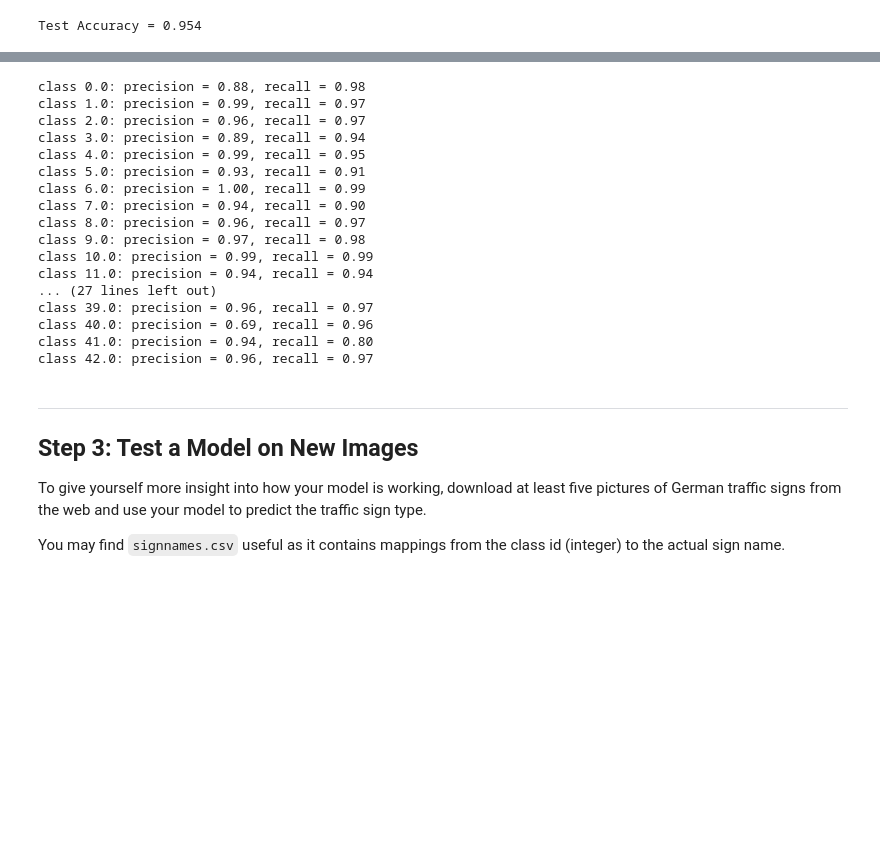
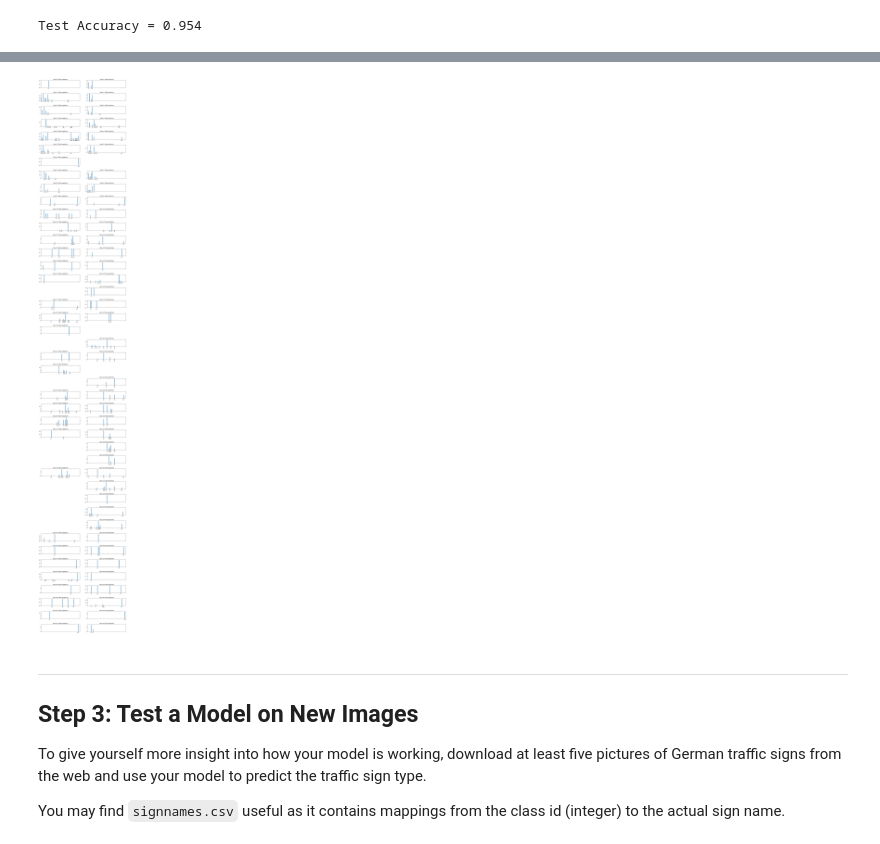
Before and after one commit to ysono/CarND-T1P2-Traffic-Sign-Classifier-Project, a Jupyter notebook: Traffic_Sign_Classifier.ipynb, the cells around one changed output, grey strips where cells are left out. Saved outputs shown, nothing was run; the diff lists cells and outputs as text; code cells hidden in the pictures; blank space fills up the shorter version.

```diff
--- a/Traffic_Sign_Classifier.ipynb
+++ b/Traffic_Sign_Classifier.ipynb
@@ -684,24 +700,17 @@ None
-# %%
-for class_id, precision, recall, *_ in precision_and_recall:
-    print('class {:>2}: precision = {:.2f}, recall = {:.2f}'.format(class_id, precision, recall))
-# %% [output]
-class 0.0: precision = 0.88, recall = 0.98
-class 1.0: precision = 0.99, recall = 0.97
-class 2.0: precision = 0.96, recall = 0.97
-class 3.0: precision = 0.89, recall = 0.94
-class 4.0: precision = 0.99, recall = 0.95
-class 5.0: precision = 0.93, recall = 0.91
-class 6.0: precision = 1.00, recall = 0.99
-class 7.0: precision = 0.94, recall = 0.90
-class 8.0: precision = 0.96, recall = 0.97
-class 9.0: precision = 0.97, recall = 0.98
-class 10.0: precision = 0.99, recall = 0.99
-class 11.0: precision = 0.94, recall = 0.94
-... (27 lines left out)
-class 39.0: precision = 0.96, recall = 0.97
-class 40.0: precision = 0.69, recall = 0.96
-class 41.0: precision = 0.94, recall = 0.80
-class 42.0: precision = 0.96, recall = 0.97
+# %%
+fig, axes = plt.subplots(nrows=len(wrongs), ncols=2, figsize=(15, 100), gridspec_kw = {'hspace':0.8})
+
+for (class_id, false_negatives, false_positives), axlr in zip(wrongs, axes):
+    for data, ax, descr in zip([false_negatives, false_positives], axlr, ['false negatives', 'false positives']):
+        if len(data) > 0:
+            ax.hist(data, bins=range(n_classes), width=0.35)
+            ax.set_title('class {}: {}'.format(class_id, descr))
+            ax.set_xlim([0, n_classes])
+            ax.set_xticks(list(set(data)))
+        else:
+            ax.remove()
+# %% [output]
+[figure, added]
 # %% [markdown]
 ---
 
```
Also changed, not shown: parts of 2 cells of this notebook.
